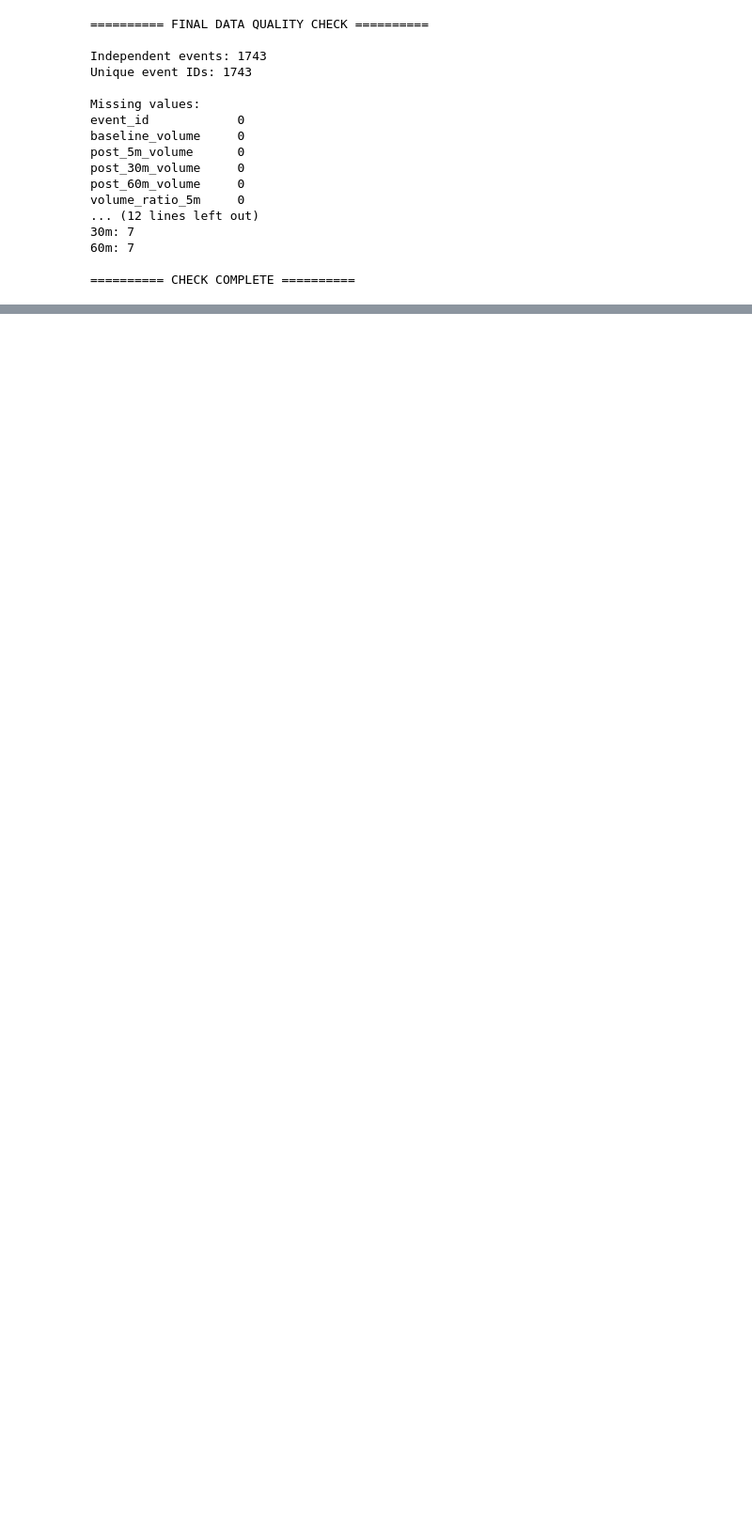
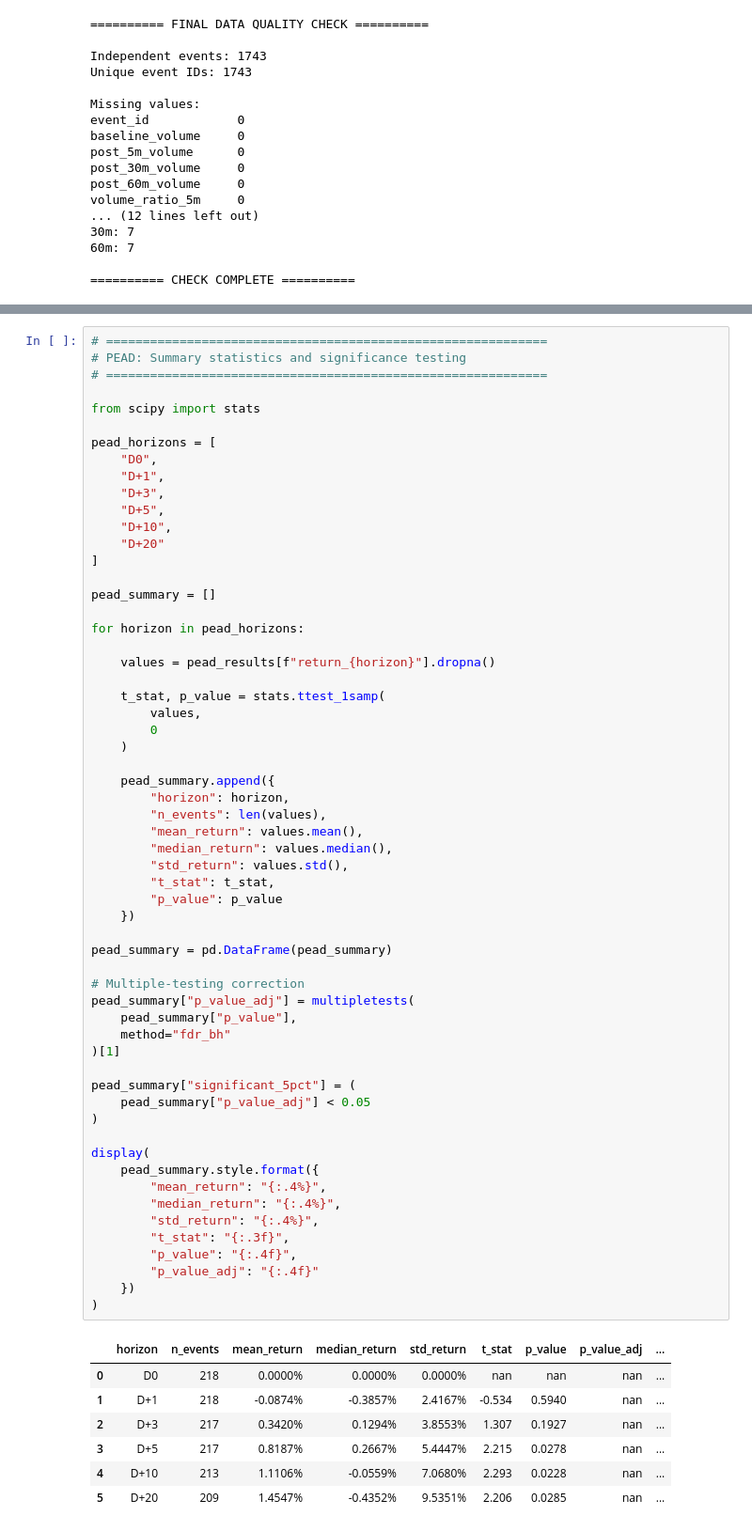
Before and after one commit to Piyushjain121/corporate-announcement-event-study, a Jupyter notebook: Corporate_Announcement_Event_Study_CLEAN.ipynb, the cells around one changed output, grey strips where cells are left out. Shown at 94% size. Saved outputs shown, nothing was run; the diff lists cells and outputs as text; blank space fills up the shorter version.

```diff
--- a/Corporate_Announcement_Event_Study_CLEAN.ipynb
+++ b/Corporate_Announcement_Event_Study_CLEAN.ipynb
@@ -2488,0 +2790,67 @@ Yes. Winsorizing returns at the 1st/99th percentile shifted the mean by only a f
+# %%
+# ============================================================
+# PEAD: Summary statistics and significance testing
+# ============================================================
+
+from scipy import stats
+
+pead_horizons = [
+    "D0",
+    "D+1",
+    "D+3",
+    "D+5",
+    "D+10",
+    "D+20"
+]
+
+pead_summary = []
+
+for horizon in pead_horizons:
+
+    values = pead_results[f"return_{horizon}"].dropna()
+
+    t_stat, p_value = stats.ttest_1samp(
+        values,
+        0
+    )
+
+    pead_summary.append({
+        "horizon": horizon,
+        "n_events": len(values),
+        "mean_return": values.mean(),
+        "median_return": values.median(),
+        "std_return": values.std(),
+        "t_stat": t_stat,
+        "p_value": p_value
+    })
+
+pead_summary = pd.DataFrame(pead_summary)
+
+# Multiple-testing correction
+pead_summary["p_value_adj"] = multipletests(
+    pead_summary["p_value"],
+    method="fdr_bh"
+)[1]
+
+pead_summary["significant_5pct"] = (
+    pead_summary["p_value_adj"] < 0.05
+)
+
+display(
+    pead_summary.style.format({
+        "mean_return": "{:.4%}",
+        "median_return": "{:.4%}",
+        "std_return": "{:.4%}",
+        "t_stat": "{:.3f}",
+        "p_value": "{:.4f}",
+        "p_value_adj": "{:.4f}"
+    })
+)
+# %% [output]
+|  | horizon | n_events | mean_return | median_return | std_return | t_stat | p_value | p_value_adj | ... |
+| 0 | D0 | 218 | 0.0000% | 0.0000% | 0.0000% | nan | nan | nan | ... |
+| 1 | D+1 | 218 | -0.0874% | -0.3857% | 2.4167% | -0.534 | 0.5940 | nan | ... |
+| 2 | D+3 | 217 | 0.3420% | 0.1294% | 3.8553% | 1.307 | 0.1927 | nan | ... |
+| 3 | D+5 | 217 | 0.8187% | 0.2667% | 5.4447% | 2.215 | 0.0278 | nan | ... |
+| 4 | D+10 | 213 | 1.1106% | -0.0559% | 7.0680% | 2.293 | 0.0228 | nan | ... |
+| 5 | D+20 | 209 | 1.4547% | -0.4352% | 9.5351% | 2.206 | 0.0285 | nan | ... |
```
Also changed, not shown: parts of 15 cells of this notebook.
